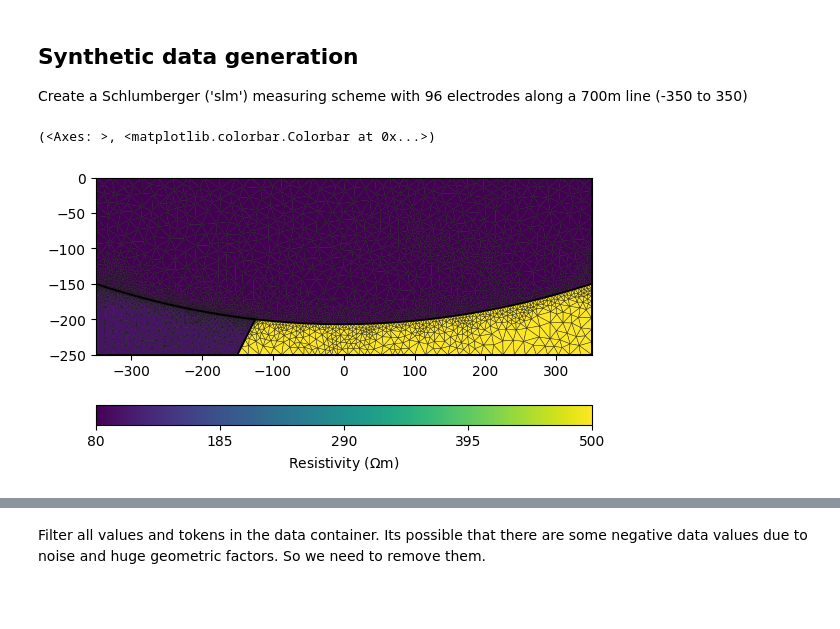
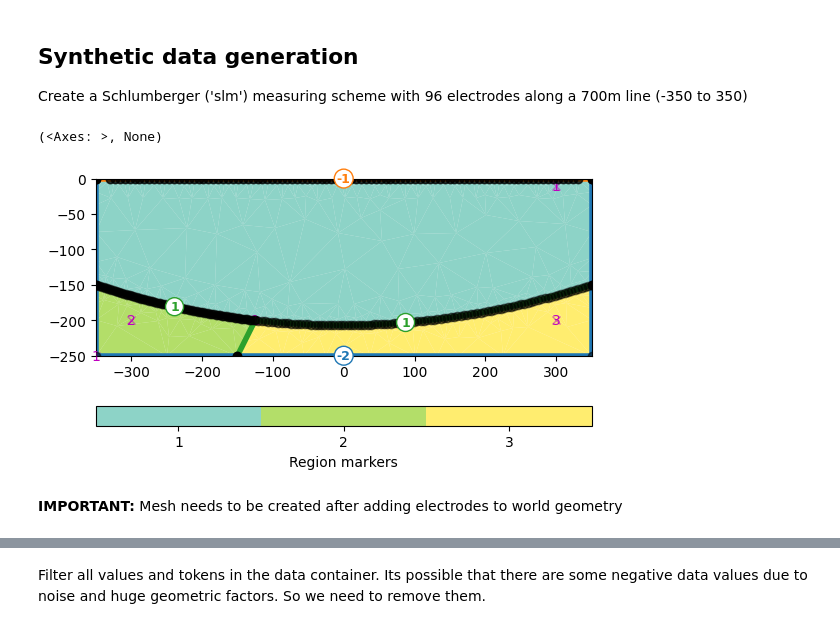
Before and after one commit to jcmefra/Aguas_Vichy, a Jupyter notebook: Modelling_complex.ipynb, the cells around one changed output, grey strips where cells are left out. Saved outputs shown, nothing was run; the diff lists cells and outputs as text; code cells hidden in the pictures; blank space fills up the shorter version.

```diff
--- a/Modelling_complex.ipynb
+++ b/Modelling_complex.ipynb
@@ -67,20 +67,18 @@ pg.show(world)
 ## Synthetic data generation
 Create a Schlumberger ('slm') measuring scheme with 96 electrodes along a 700m line (-350 to 350)
 # %%
-scheme = ert.createData(elecs=np.linspace(start=-350, stop=350, num=96),
+# Sensors should no be on the corner so we put them a little inside
+scheme = ert.createData(elecs=np.linspace(start=-330, stop=330, num=96),
                            schemeName='slm')
 
-mesh = mt.createMesh(world, quality = 34, area = 200)
-
+# we need local refinement at the electrodes to achieve sufficient accuracy
 for p in scheme.sensors():
     world.createNode(p)
     world.createNode(p - [0, 0.1])
 
-rhomap = [[1, 80.],
-          [2, 100.],
-          [3, 500.]]
-
-pg.show(mesh, data=rhomap, label=pg.unit('res'), showMesh=True)
+pg.show(world, markers=True, showNodes=True)
 # %% [output]
-(<Axes: >, <matplotlib.colorbar.Colorbar at 0x...>)
+(<Axes: >, None)
-[figure, old version]
+[figure, new version]
+# %% [markdown]
+**IMPORTANT:** Mesh needs to be created after adding electrodes to world geometry
```
Also changed, not shown: parts of 20 cells of this notebook, 2 other files.
